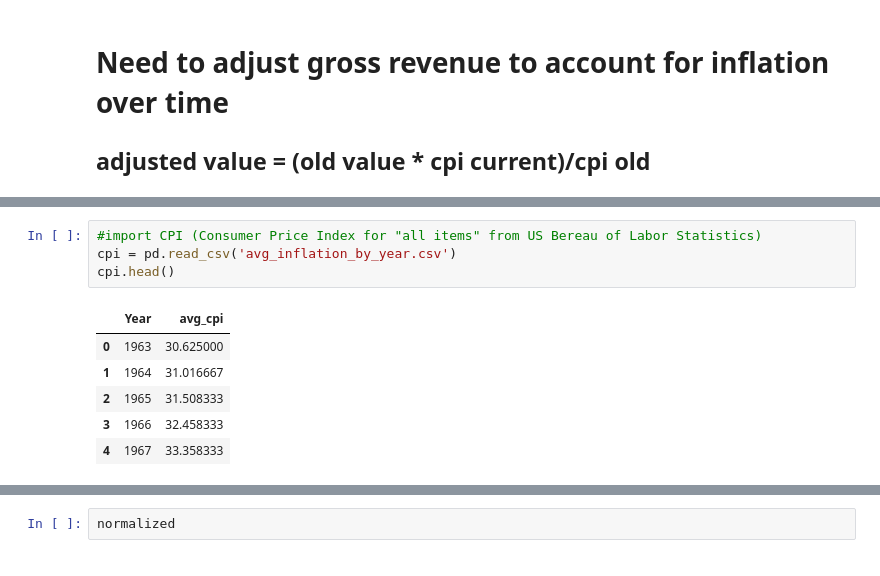
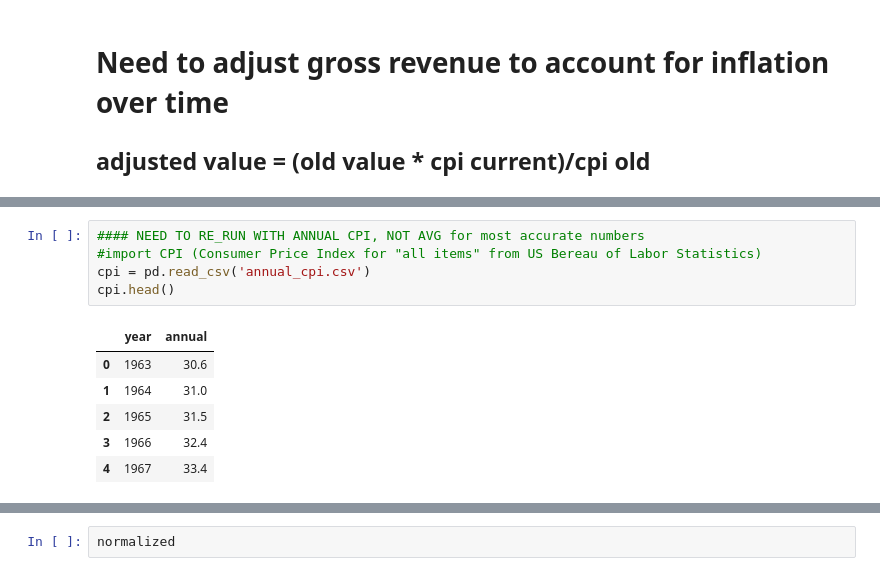
Before and after one commit to zoeteets/capstone, a Jupyter notebook: financial adjusted & explored.ipynb, the cells around one changed output, grey strips where cells are left out. Drawn from its saved outputs; the diff is of its cells as text.

```diff
--- a/financial adjusted & explored.ipynb
+++ b/financial adjusted & explored.ipynb
@@ -17,14 +17,15 @@ import seaborn as sns
 # %%
+#### NEED TO RE_RUN WITH ANNUAL CPI, NOT AVG for most accurate numbers
 #import CPI (Consumer Price Index for "all items" from US Bereau of Labor Statistics)
-cpi = pd.read_csv('avg_inflation_by_year.csv')
+cpi = pd.read_csv('annual_cpi.csv')
 cpi.head()
 # %% [output]
-|  | Year | avg_cpi |
-| 0 | 1963 | 30.625000 |
-| 1 | 1964 | 31.016667 |
-| 2 | 1965 | 31.508333 |
-| 3 | 1966 | 32.458333 |
-| 4 | 1967 | 33.358333 |
+|  | year | annual |
+| 0 | 1963 | 30.6 |
+| 1 | 1964 | 31.0 |
+| 2 | 1965 | 31.5 |
+| 3 | 1966 | 32.4 |
+| 4 | 1967 | 33.4 |
 # %%
 #import df with gross revenue
 bp_full_df = pd.read_csv('bp_clean.csv')
```
Also changed, not shown: parts of 51 cells of this notebook.
